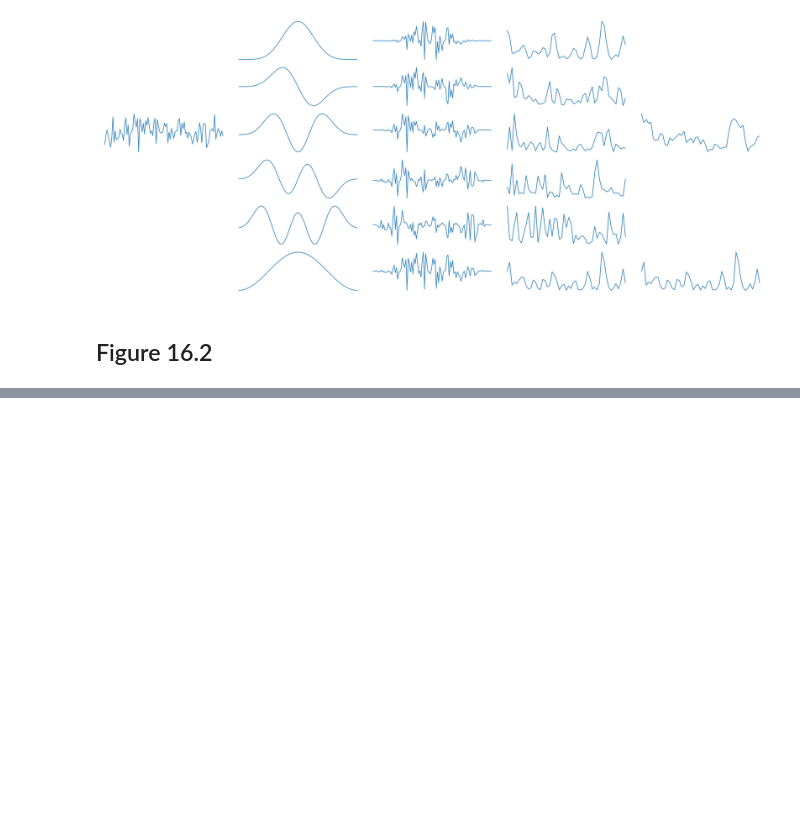
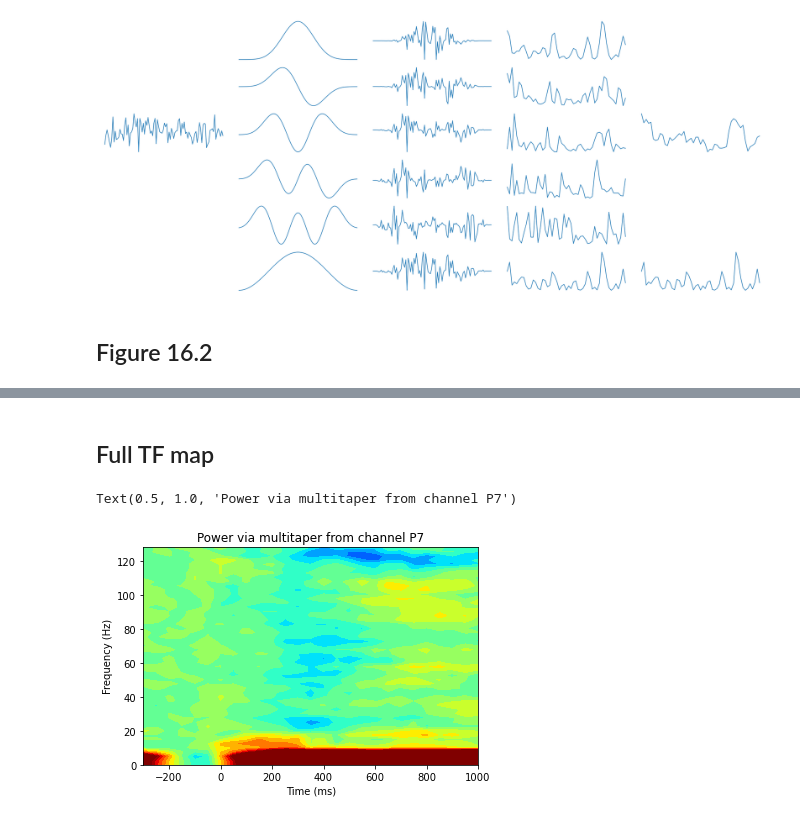
Before and after one commit to byebaibai/MyWeeklyProgressLog, a Jupyter notebook: FigureImplementation/python/chapter16.ipynb, the cells around one changed output, grey strips where cells are left out. Cells and saved outputs as stored; diff of their text form; code cells hidden in the pictures; blank space fills up the shorter version.

```diff
--- a/FigureImplementation/python/chapter16.ipynb
+++ b/FigureImplementation/python/chapter16.ipynb
@@ -134,0 +151,11 @@ plt.plot(times2save, np.mean(np.log10(multitaper_tf[freq2plotidx-2:freq2plotidx+
+# %% [markdown]
+## Full TF map
+# %%
+plt.contourf(times2save, np.squeeze(f), db_multitaper_tf, 40, cmap=plt.cm.jet)
+plt.clim([-2, 2])
+plt.xlabel('Time (ms)')
+plt.ylabel('Frequency (Hz)')
+plt.title('Power via multitaper from channel ' + channel2plot.upper())
+# %% [output]
+Text(0.5, 1.0, 'Power via multitaper from channel P7')
+[figure, added]
```
Also changed, not shown: parts of 2 cells of this notebook, 6 other files.
